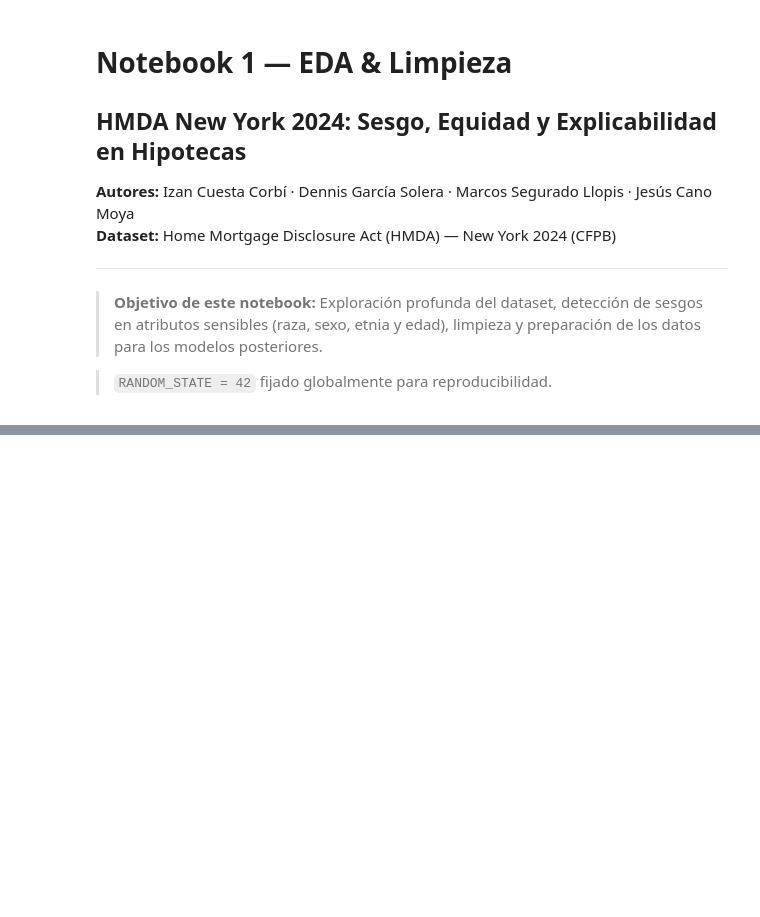
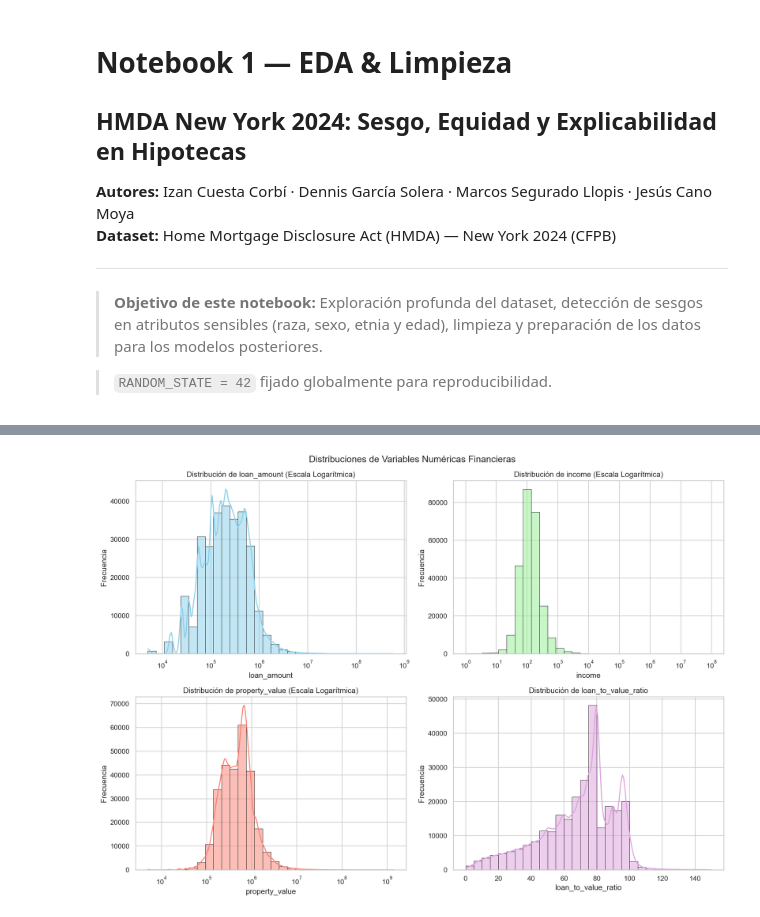
Before and after one commit to jcm204/aa-proyecto-german-credit, a Jupyter notebook: notebooks/01_EDA_Limpieza.ipynb, the cells around one changed output, grey strips where cells are left out. Saved outputs shown, nothing was run; the diff lists cells and outputs as text; code cells hidden in the pictures; blank space fills up the shorter version.

```diff
--- a/notebooks/01_EDA_Limpieza.ipynb
+++ b/notebooks/01_EDA_Limpieza.ipynb
@@ -114,0 +422,28 @@ co-applicant_race-1                38     0.01
+# %%
+fig, axes = plt.subplots(2, 2, figsize=(14, 10))
+colores = ['skyblue', 'lightgreen', 'salmon', 'plum']
+
+fig.suptitle('Distribuciones de Variables Numéricas Financieras')
+
+for indice, caracteristica in enumerate(caracteristicas_num_f):
+    ax = axes[indice // 2, indice % 2]
+    if caracteristica == 'loan_to_value_ratio':
+        # Es necesario excluir los outliers en este caso para obtener una gráfica con resultados relevantes
+        sns.histplot(data=df_base[df_base[caracteristica] <= 150], x=caracteristica, kde=True, bins=30, ax=ax,
+                color=colores[indice], edgecolor='black', linewidth=0.5)
+
+        ax.set_title(f'Distribución de {caracteristica}')
+        ax.set_ylabel('Frecuencia')
+    else:
+        # Usamos log_scale=True porque los datos financieros suelen tener colas muy largas
+        sns.histplot(data=df_base, x=caracteristica, kde=True, bins=30, ax=ax,
+                color=colores[indice], log_scale=True, edgecolor='black', linewidth=0.5)
+
+        ax.set_title(f'Distribución de {caracteristica} (Escala Logarítmica)')
+        ax.set_ylabel('Frecuencia')
+
+plt.tight_layout()
+plt.savefig('../outputs/images/2_2_distribuciones_univariadas_financieras.png', dpi=300, bbox_inches='tight')
+plt.show()
+# %% [output]
+[figure, added]
```
Also changed, not shown: parts of 63 cells of this notebook.
